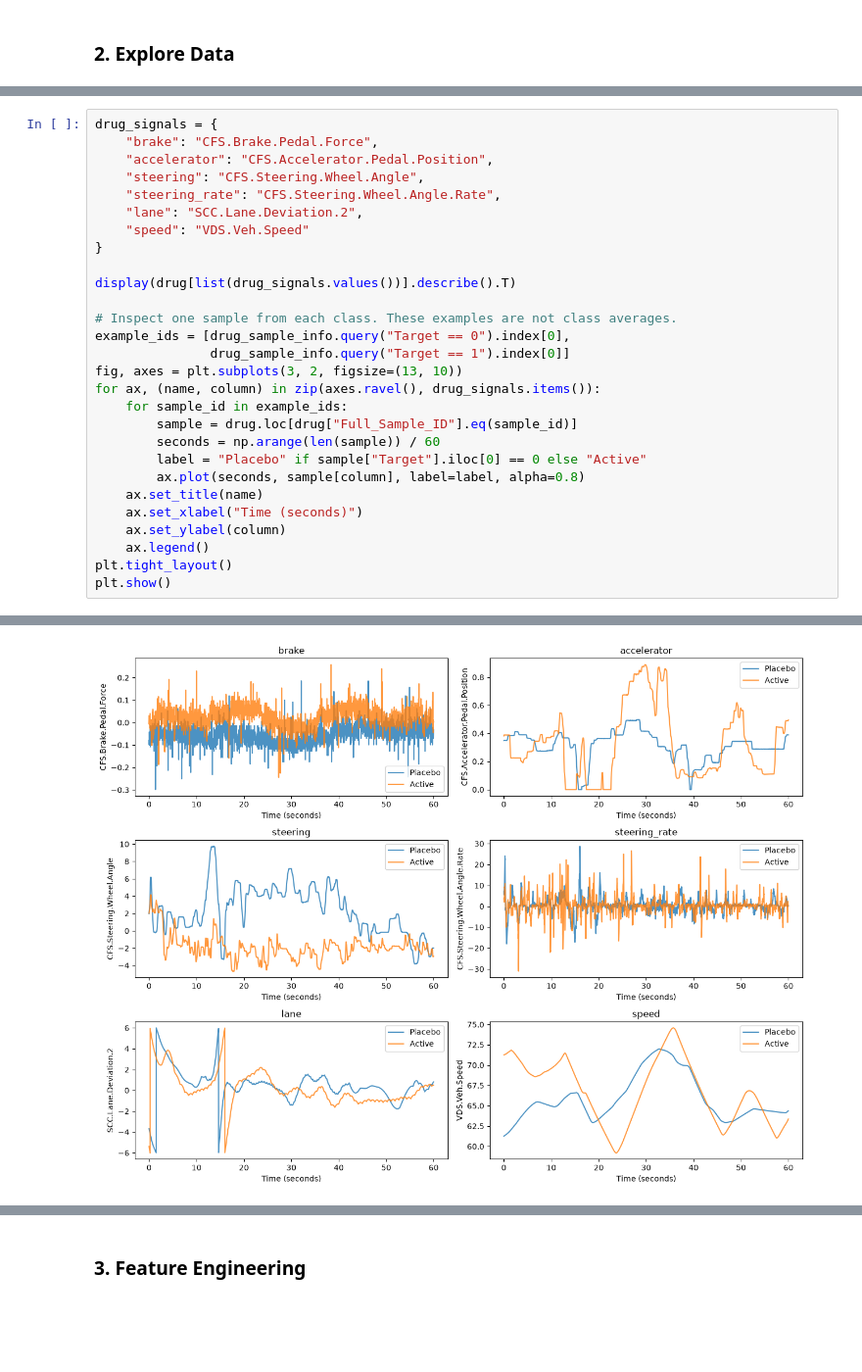
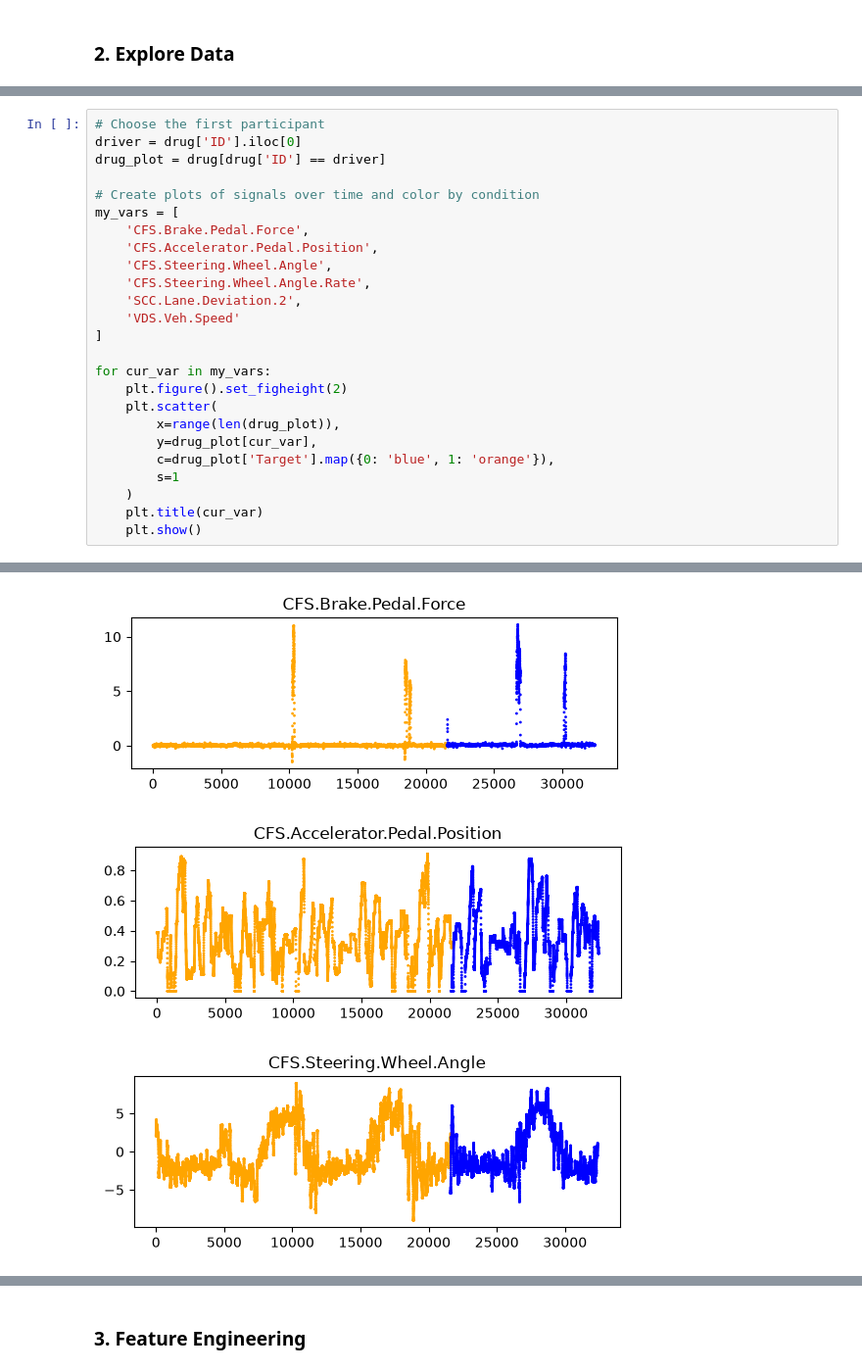
Before and after one commit to khanhdo05/Intro-to-ML, a Jupyter notebook: homework3.ipynb, the cells around one changed output, grey strips where cells are left out. Shown at 98% size. Cells and saved outputs as stored; diff of their text form; blank space fills up the shorter version.

```diff
--- a/homework3.ipynb
+++ b/homework3.ipynb
@@ -568,29 +581,26 @@ Name: count, dtype: int64
 # %%
-drug_signals = {
-    "brake": "CFS.Brake.Pedal.Force",
-    "accelerator": "CFS.Accelerator.Pedal.Position",
-    "steering": "CFS.Steering.Wheel.Angle",
-    "steering_rate": "CFS.Steering.Wheel.Angle.Rate",
-    "lane": "SCC.Lane.Deviation.2",
-    "speed": "VDS.Veh.Speed"
-}
+# Choose the first participant
+driver = drug['ID'].iloc[0]
+drug_plot = drug[drug['ID'] == driver]
 
-display(drug[list(drug_signals.values())].describe().T)
+# Create plots of signals over time and color by condition
+my_vars = [
+    'CFS.Brake.Pedal.Force',
+    'CFS.Accelerator.Pedal.Position',
+    'CFS.Steering.Wheel.Angle',
+    'CFS.Steering.Wheel.Angle.Rate',
+    'SCC.Lane.Deviation.2',
+    'VDS.Veh.Speed'
+]
 
-# Inspect one sample from each class. These examples are not class averages.
-example_ids = [drug_sample_info.query("Target == 0").index[0],
-               drug_sample_info.query("Target == 1").index[0]]
-fig, axes = plt.subplots(3, 2, figsize=(13, 10))
-for ax, (name, column) in zip(axes.ravel(), drug_signals.items()):
-    for sample_id in example_ids:
-        sample = drug.loc[drug["Full_Sample_ID"].eq(sample_id)]
-        seconds = np.arange(len(sample)) / 60
-        label = "Placebo" if sample["Target"].iloc[0] == 0 else "Active"
-        ax.plot(seconds, sample[column], label=label, alpha=0.8)
-    ax.set_title(name)
-    ax.set_xlabel("Time (seconds)")
-    ax.set_ylabel(column)
-    ax.legend()
-plt.tight_layout()
-plt.show()
+for cur_var in my_vars:
+    plt.figure().set_figheight(2)
+    plt.scatter(
+        x=range(len(drug_plot)),
+        y=drug_plot[cur_var],
+        c=drug_plot['Target'].map({0: 'blue', 1: 'orange'}),
+        s=1
+    )
+    plt.title(cur_var)
+    plt.show()
 # %% [output]
@@ -604 +607,3 @@ plt.show()
-[figure, old version]
+[figure, new version]
+[figure, added]
+[figure, added]
```
Also changed, not shown: parts of 40 cells of this notebook.
